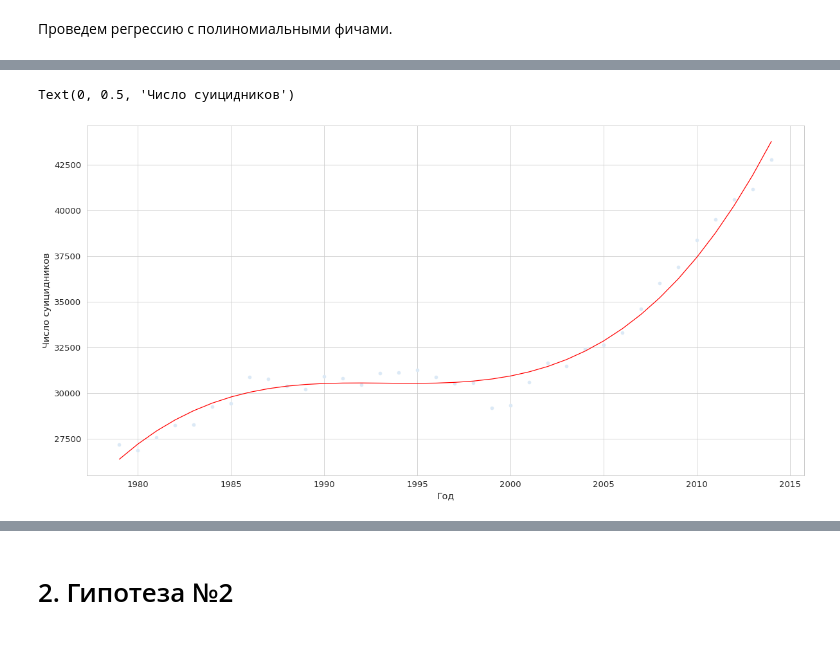
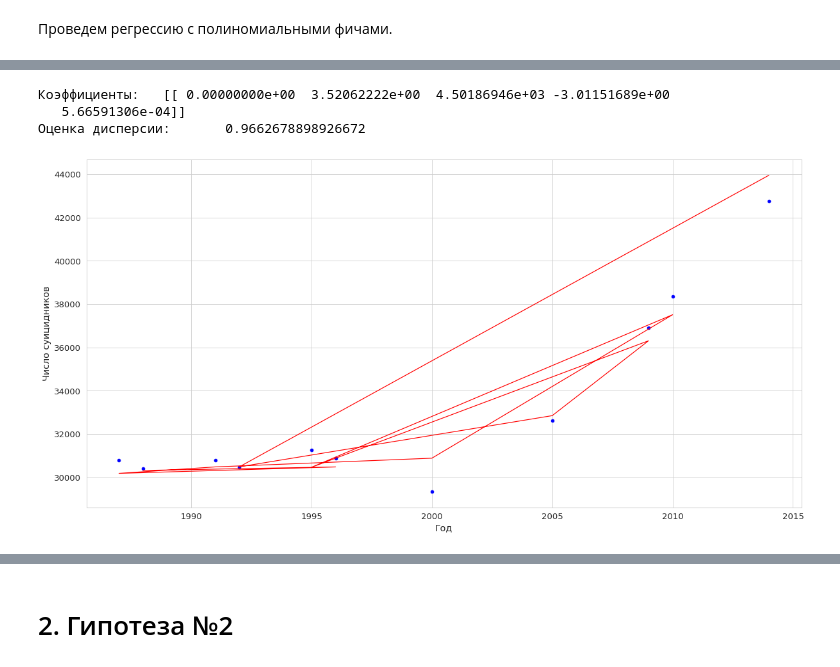
Before and after one commit to madoka-wizard/Statistical-Analysis, a Jupyter notebook: task.ipynb, the cells around one changed output, grey strips where cells are left out. Drawn from its saved outputs; the diff is of its cells as text; code cells hidden in the pictures.

```diff
--- a/task.ipynb
+++ b/task.ipynb
@@ -324,16 +324,23 @@ us_y_2 = us_sui_per_year.iloc[:-1, 0].values.reshape(-1, 1)
 # %%
 us_reg_2 = LinearRegression()
 pf = PolynomialFeatures(degree=4)  # используем полиномы степени 4
 
-us_x_transformed_2 = pf.fit_transform(us_x_2)
-us_reg_2.fit(us_x_transformed_2, us_y_2)
-us_y_pred_2 = us_reg_2.predict(us_x_transformed_2)
+us_x_train_2, us_x_test_2, us_y_train_2, us_y_test_2 = train_test_split(us_x_2, us_y_2, test_size=0.3, random_state=42)
+us_x_train_transformed_2 = pf.fit_transform(us_x_train_2)
+us_x_test_transformed_2 = pf.fit_transform(us_x_test_2)
+us_reg_2.fit(us_x_train_transformed_2, us_y_train_2)
+us_y_pred_2 = us_reg_2.predict(us_x_test_transformed_2)
 
 plt.figure(figsize=(20, 10))
-plt.scatter(us_x_2, us_y_2)
-plt.plot(us_x_2, us_y_pred_2, color='red')
+plt.scatter(us_x_test_2, us_y_test_2, color='blue')
+plt.plot(us_x_test_2, us_y_pred_2, color='red')
 plt.xlabel('Год')
 plt.ylabel('Число суицидников')
+
+print(f'Коэффициенты:\t{us_reg_2.coef_}')
+print(f'Оценка дисперсии:\t{r2_score(us_y_test_2, us_y_pred_2)}')  # (ближе к 1 = лучше)
 # %% [output]
-Text(0, 0.5, 'Число суицидников')
+Коэффициенты:   [[ 0.00000000e+00  3.52062222e+00  4.50186946e+03 -3.01151689e+00
+   5.66591306e-04]]
+Оценка дисперсии:       0.9662678898926672
-[figure, old version]
+[figure, new version]
```
Also changed, not shown: parts of 8 cells of this notebook.
